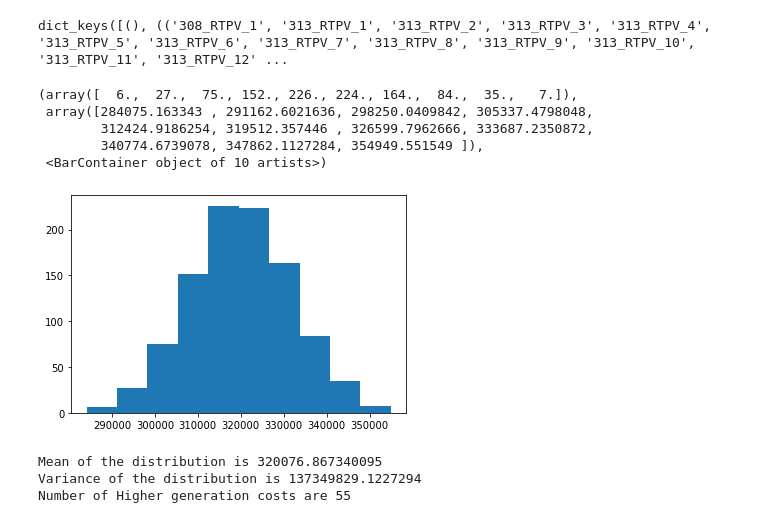
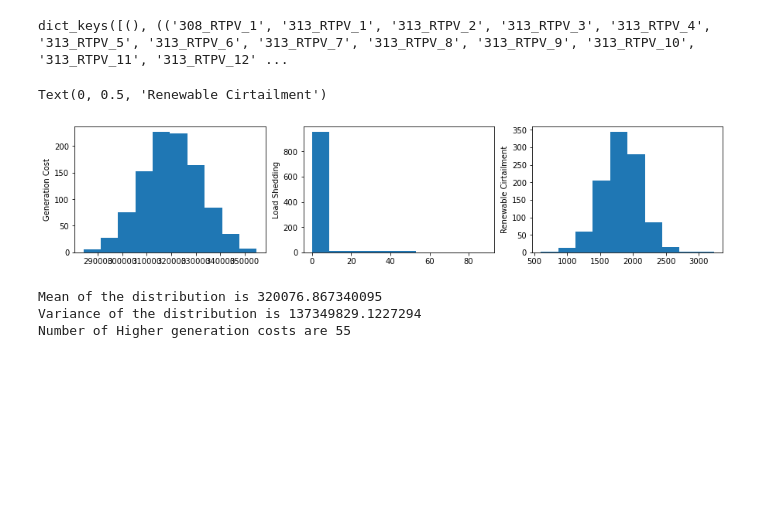
Before and after one commit to MahashwetaPatra/Financial-Modeling-Renewable-Energy, a Jupyter notebook: RTSpickleTocsv.ipynb, the cells around one changed output. Drawn from its saved outputs; the diff is of its cells as text; code cells hidden in the pictures; blank space fills up the shorter version.

```diff
--- a/RTSpickleTocsv.ipynb
+++ b/RTSpickleTocsv.ipynb
@@ -32,23 +33,30 @@ dict_keys([(), (('308_RTPV_1', '313_RTPV_1', '313_RTPV_2', '313_RTPV_3', '313_RT
 # %%
 #bars = np.linspace(0.9,1,25)
 # print(bars)
 # plt.figure()
 # plt.hist(load_daily_coverage_asset_lvl_mean_by_days, bars)
 import matplotlib.pyplot as plt
-plt.figure()
-plt.hist(GenerationCost)
+#plt.figure()
+fig = plt.figure(figsize=(15,3))
+ax = fig.add_subplot(1,3,1)
+ax.set_ylabel("Generation Cost")
+ax.hist(GenerationCost)
+
+ax = fig.add_subplot(1,3,2)
+ax.set_ylabel("Load Shedding")
+ax.hist(LoadShedding)
+
+ax = fig.add_subplot(1,3,3)
+ax.hist(RenewablesCurtailment)
+ax.set_ylabel("Renewable Cirtailment")
 #plt.xlim([0.95, 1.02])
 #plt.xlabel("Proportion of Assets Covering Realizations From Below")
 #plt.ylabel("Count")
 #plt.title("Histogram of Wind Coverage From Below at Asset Level (ORFEUS)")
 #plt.savefig("C:\\Users\\Mahashweta Patra\\Documents\\MikeLudkovski\\Output\\Percentiles\\IntraDayNew1\\Figure\\HistogramWindCoverageIntraDayNew1.png", dpi=300)
 # %% [output]
-(array([  6.,  27.,  75., 152., 226., 224., 164.,  84.,  35.,   7.]),
- array([284075.163343 , 291162.6021636, 298250.0409842, 305337.4798048,
-        312424.9186254, 319512.357446 , 326599.7962666, 333687.2350872,
-        340774.6739078, 347862.1127284, 354949.551549 ]),
- <BarContainer object of 10 artists>)
+Text(0, 0.5, 'Renewable Cirtailment')
-[figure, old version]
+[figure, new version]
 # %%
 import statistics
 arithmeticMean = statistics.mean(GenerationCost)
```
Also changed, not shown: parts of 1 cell of this notebook.
